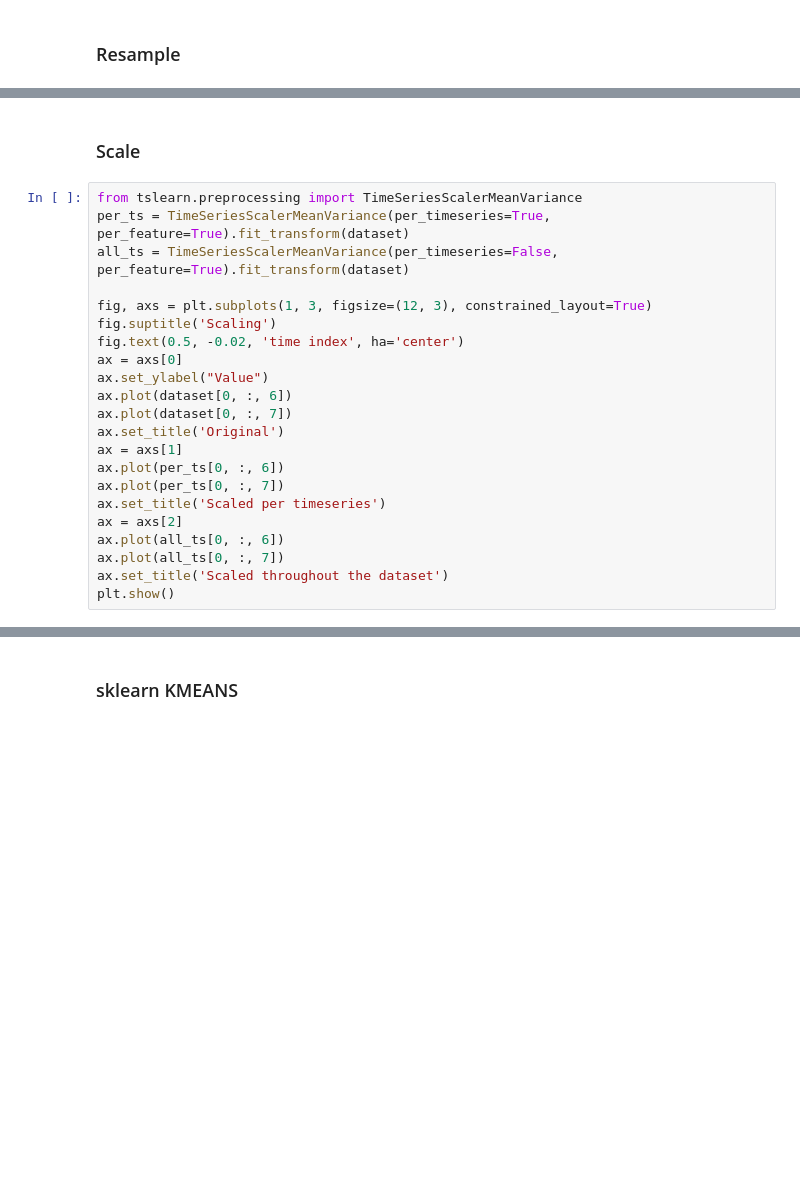
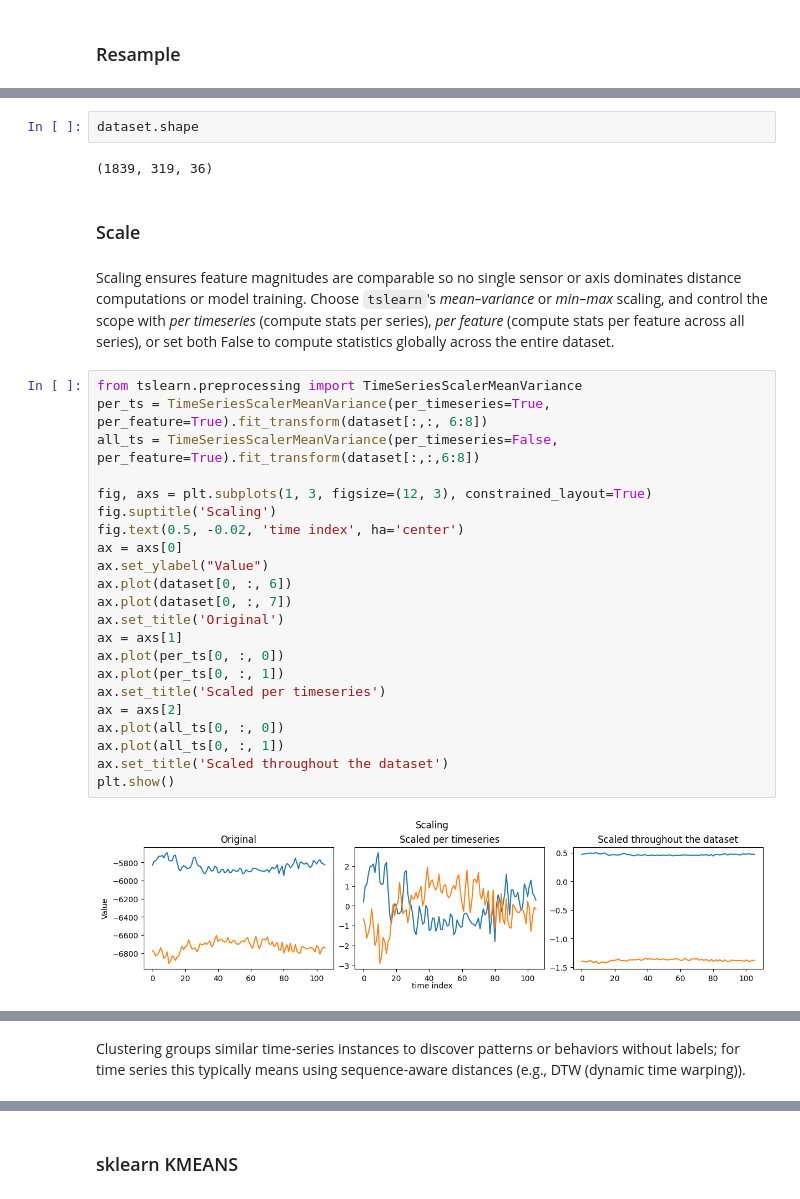
Before and after one commit to ia-p16/tslearn-workshop-2026, a Jupyter notebook: workshop.ipynb, the cells around one changed output, grey strips where cells are left out. Drawn from its saved outputs; the diff is of its cells as text; blank space fills up the shorter version.

```diff
--- a/workshop.ipynb
+++ b/workshop.ipynb
@@ -75,25 +119,33 @@ ts_size(dataset[0]), ts_size(resampled_dataset[0]), dataset.shape[1], resampled_
+# %%
+dataset.shape
+# %% [output]
+(1839, 319, 36)
 # %% [markdown]
 ### Scale
-# %%
-from tslearn.preprocessing import TimeSeriesScalerMeanVariance
-per_ts = TimeSeriesScalerMeanVariance(per_timeseries=True, per_feature=True).fit_transform(dataset)
-all_ts = TimeSeriesScalerMeanVariance(per_timeseries=False, per_feature=True).fit_transform(dataset)
-
-fig, axs = plt.subplots(1, 3, figsize=(12, 3), constrained_layout=True)
-fig.suptitle('Scaling')
-fig.text(0.5, -0.02, 'time index', ha='center')
-ax = axs[0]
-ax.set_ylabel("Value")
-ax.plot(dataset[0, :, 6])
-ax.plot(dataset[0, :, 7])
-ax.set_title('Original')
-ax = axs[1]
-ax.plot(per_ts[0, :, 6])
-ax.plot(per_ts[0, :, 7])
-ax.set_title('Scaled per timeseries')
-ax = axs[2]
-ax.plot(all_ts[0, :, 6])
-ax.plot(all_ts[0, :, 7])
-ax.set_title('Scaled throughout the dataset')
-plt.show()
+# %% [markdown]
+Scaling ensures feature magnitudes are comparable so no single sensor or axis dominates distance computations or model training. Choose `tslearn`'s *mean–variance* or *min–max* scaling, and control the scope with *per timeseries* (compute stats per series), *per feature* (compute stats per feature across all series), or set both False to compute statistics globally across the entire dataset.
+# %%
+from tslearn.preprocessing import TimeSeriesScalerMeanVariance
+per_ts = TimeSeriesScalerMeanVariance(per_timeseries=True, per_feature=True).fit_transform(dataset[:,:, 6:8])
+all_ts = TimeSeriesScalerMeanVariance(per_timeseries=False, per_feature=True).fit_transform(dataset[:,:,6:8])
+
+fig, axs = plt.subplots(1, 3, figsize=(12, 3), constrained_layout=True)
+fig.suptitle('Scaling')
+fig.text(0.5, -0.02, 'time index', ha='center')
+ax = axs[0]
+ax.set_ylabel("Value")
+ax.plot(dataset[0, :, 6])
+ax.plot(dataset[0, :, 7])
+ax.set_title('Original')
+ax = axs[1]
+ax.plot(per_ts[0, :, 0])
+ax.plot(per_ts[0, :, 1])
+ax.set_title('Scaled per timeseries')
+ax = axs[2]
+ax.plot(all_ts[0, :, 0])
+ax.plot(all_ts[0, :, 1])
+ax.set_title('Scaled throughout the dataset')
+plt.show()
+# %% [output]
+[figure, added]
 # %% [markdown]
@@ -101,3 +153,5 @@ plt.show()
+# %% [markdown]
+Clustering groups similar time-series instances to discover patterns or behaviors without labels; for time series this typically means using sequence-aware distances (e.g., DTW (dynamic time warping)).
 # %%
 task_labels = ["walk", "standup", "sitdown"]
 volunteers =  [1]
```
Also changed, not shown: parts of 26 cells of this notebook, 1 other file.
